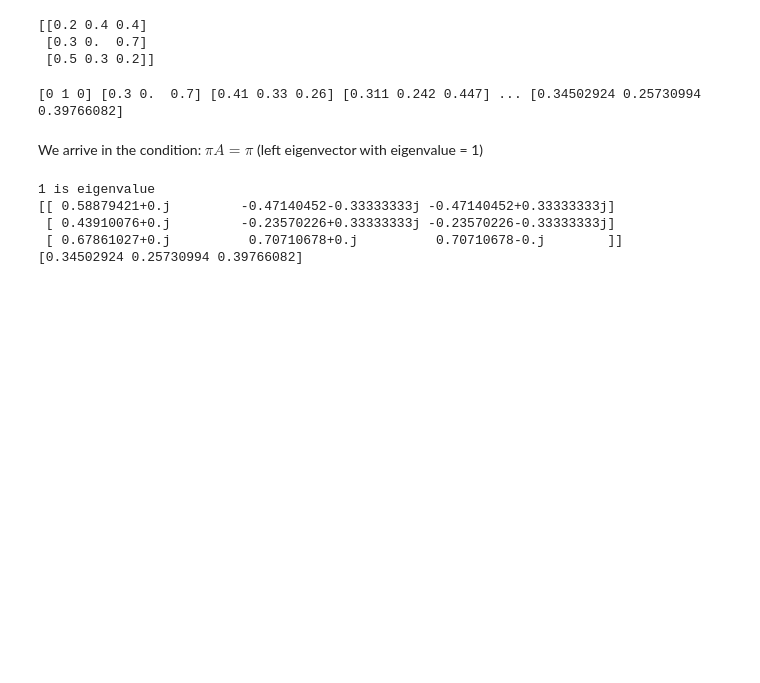
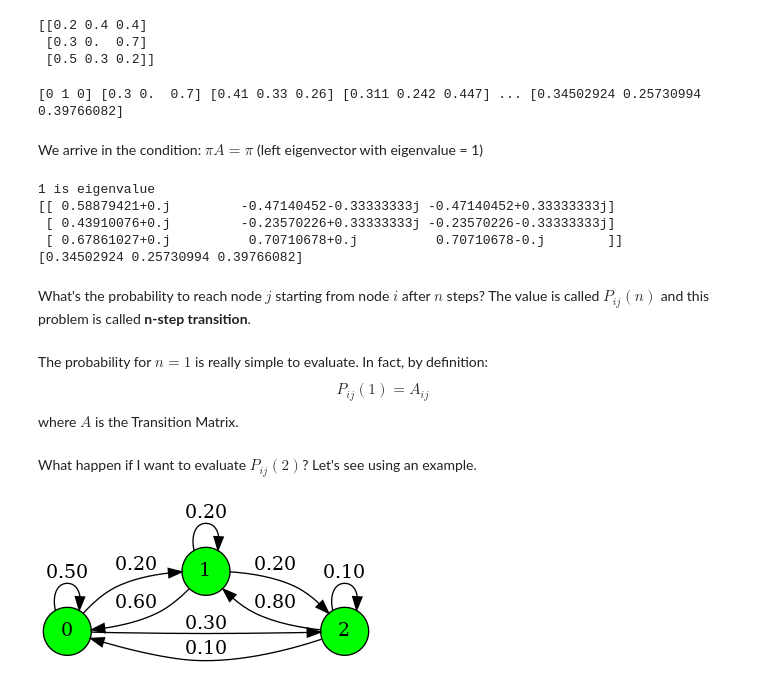
Before and after one commit to DanieleDiSpirito/python_programs, a Jupyter notebook: markov_chain/markov_chain_basis.ipynb, the cells around one changed output. Saved outputs shown, nothing was run; the diff lists cells and outputs as text; code cells hidden in the pictures; blank space fills up the shorter version.

```diff
--- a/markov_chain/markov_chain_basis.ipynb
+++ b/markov_chain/markov_chain_basis.ipynb
@@ -190,3 +191,36 @@ print(pi := stationary)
  [ 0.43910076+0.j         -0.23570226+0.33333333j -0.23570226-0.33333333j]
  [ 0.67861027+0.j          0.70710678+0.j          0.70710678-0.j        ]]
 [0.34502924 0.25730994 0.39766082]
+# %% [markdown]
+What's the probability to reach node $j$ starting from node $i$ after $n$ steps? The value is called $P_{ij}(n)$ and this problem is called __n-step transition__.
+# %% [markdown]
+The probability for $n = 1$ is really simple to evaluate. In fact, by definition: $$P_{ij}(1) = A_{ij}$$ where $A$ is the Transition Matrix.
+# %% [markdown]
+What happen if I want to evaluate $P_{ij}(2)$? Let's see using an example.
+# %%
+transitions = [
+    [0.5, 0.2, 0.3],
+    [0.6, 0.2, 0.2],
+    [0.1, 0.8, 0.1],
+]
+
+def draw_markov_chain_from_array(transitions, filename="markov_chain_2"):
+    dot = Digraph(format="png")
+    dot.attr(rankdir="LR", size="10")
+
+    # nodes
+    for state in range(len(transitions)):
+        dot.node(str(state), shape="circle", style="filled", fillcolor="green")
+
+    # arrows + labels
+    for u, probs in enumerate(transitions):
+        for v, p in enumerate(probs):
+            if p > 0:
+                dot.edge(str(u), str(v), label=f"{p:.2f}")
+
+    return dot.render(filename, view=False, overwrite_source=True)
+
+img = draw_markov_chain_from_array(transitions)
+Image(img)
+# %% [output]
+[figure, added]
```
Also changed, not shown: parts of 11 cells of this notebook, 2 other files.
